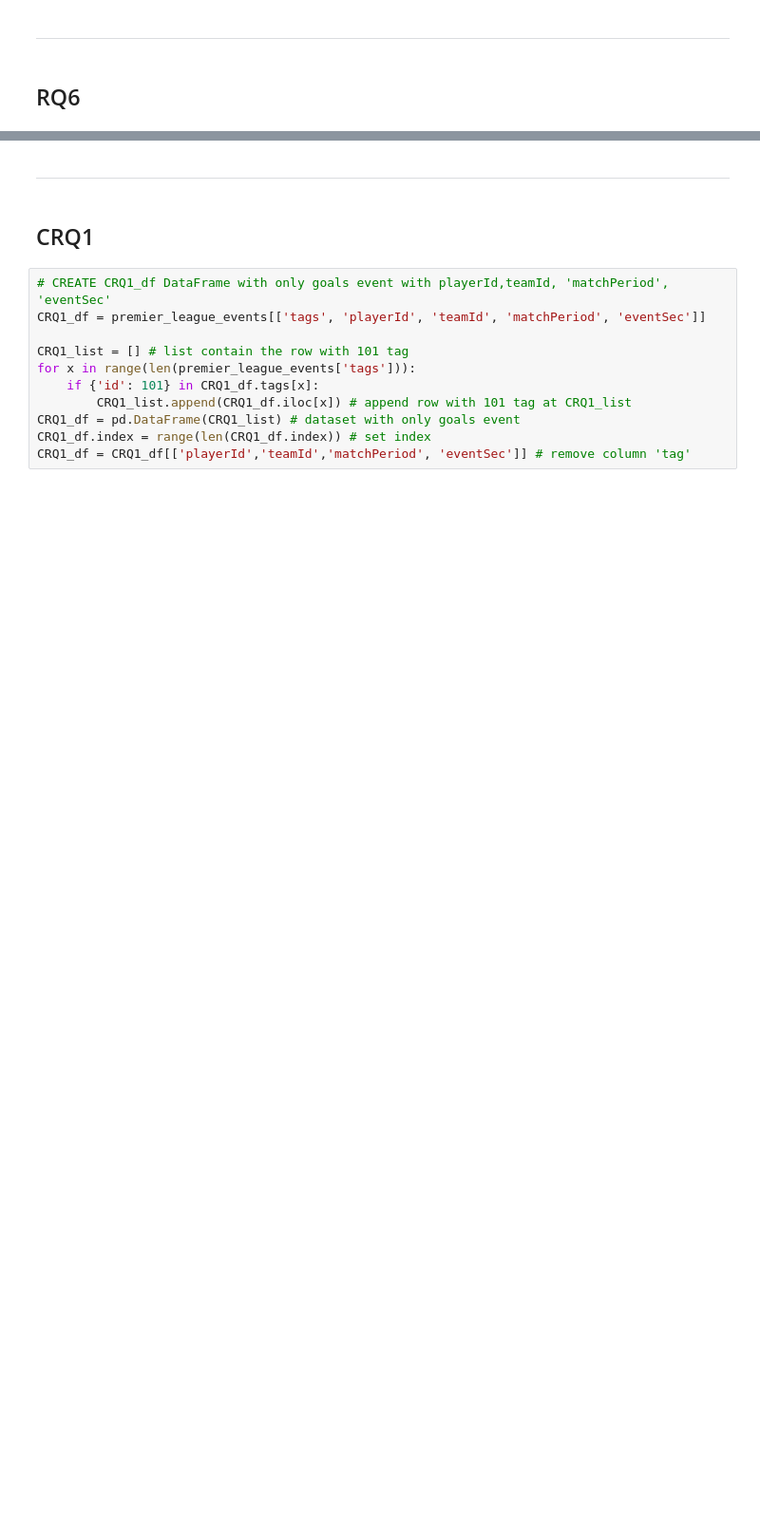
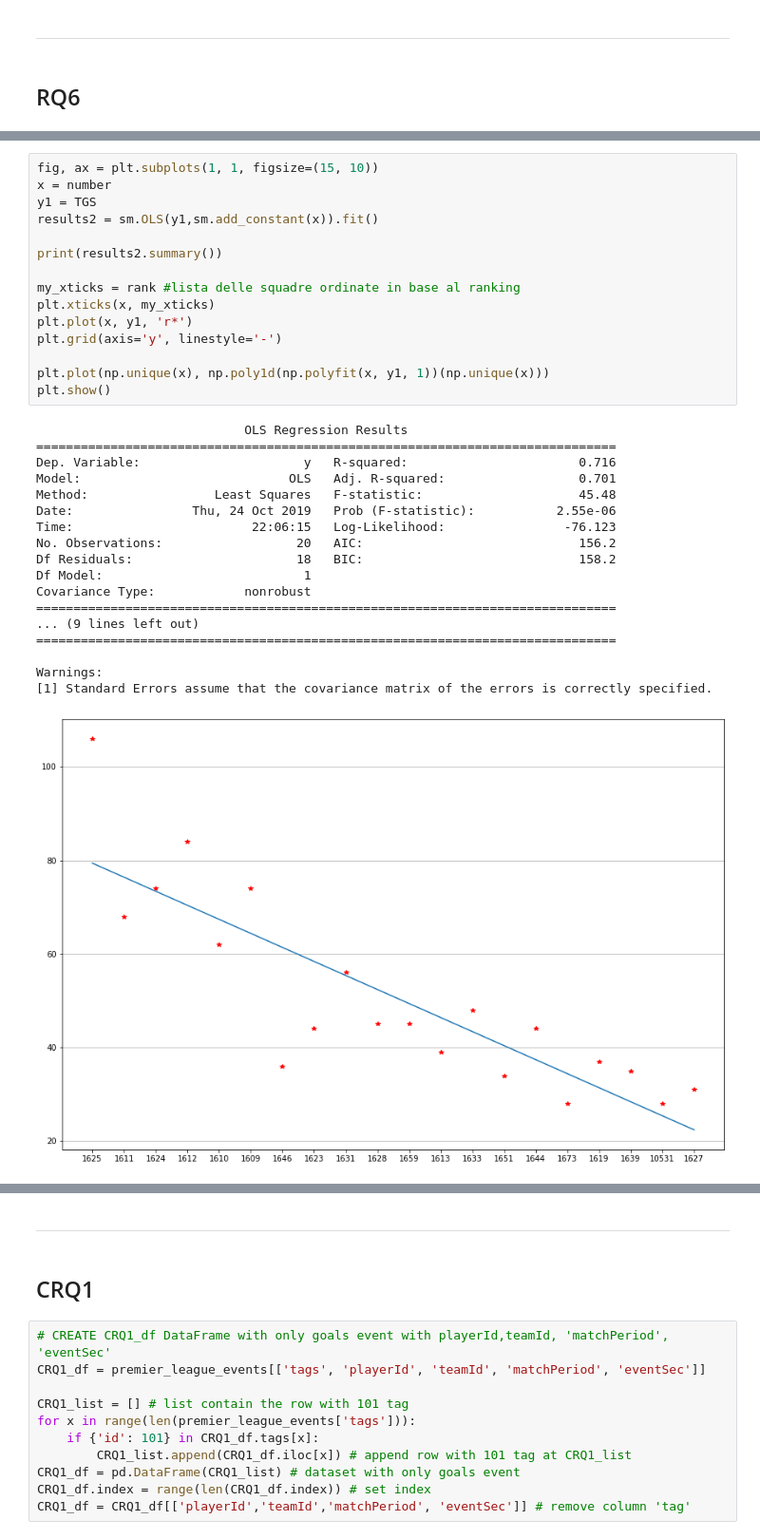
Before and after one commit to ceccaroni1884368/HW2, a Jupyter notebook: Homework_2/Homework_2.ipynb, the cells around one changed output, grey strips where cells are left out. Shown at 95% size. Drawn from its saved outputs; the diff is of its cells as text; blank space fills up the shorter version.

```diff
--- a/Homework_2/Homework_2.ipynb
+++ b/Homework_2/Homework_2.ipynb
@@ -631,0 +809,34 @@ strong multicollinearity or other numerical problems.
+# %%
+fig, ax = plt.subplots(1, 1, figsize=(15, 10))
+x = number
+y1 = TGS
+results2 = sm.OLS(y1,sm.add_constant(x)).fit()
+
+print(results2.summary())
+
+my_xticks = rank #lista delle squadre ordinate in base al ranking
+plt.xticks(x, my_xticks)
+plt.plot(x, y1, 'r*')
+plt.grid(axis='y', linestyle='-')
+
+plt.plot(np.unique(x), np.poly1d(np.polyfit(x, y1, 1))(np.unique(x)))
+plt.show()
+# %% [output]
+                            OLS Regression Results
+==============================================================================
+Dep. Variable:                      y   R-squared:                       0.716
+Model:                            OLS   Adj. R-squared:                  0.701
+Method:                 Least Squares   F-statistic:                     45.48
+Date:                Thu, 24 Oct 2019   Prob (F-statistic):           2.55e-06
+Time:                        22:06:15   Log-Likelihood:                -76.123
+No. Observations:                  20   AIC:                             156.2
+Df Residuals:                      18   BIC:                             158.2
+Df Model:                           1
+Covariance Type:            nonrobust
+==============================================================================
+... (9 lines left out)
+==============================================================================
+
+Warnings:
+[1] Standard Errors assume that the covariance matrix of the errors is correctly specified.
+[figure, added]
```
Also changed, not shown: parts of 19 cells of this notebook, 1 other file.
